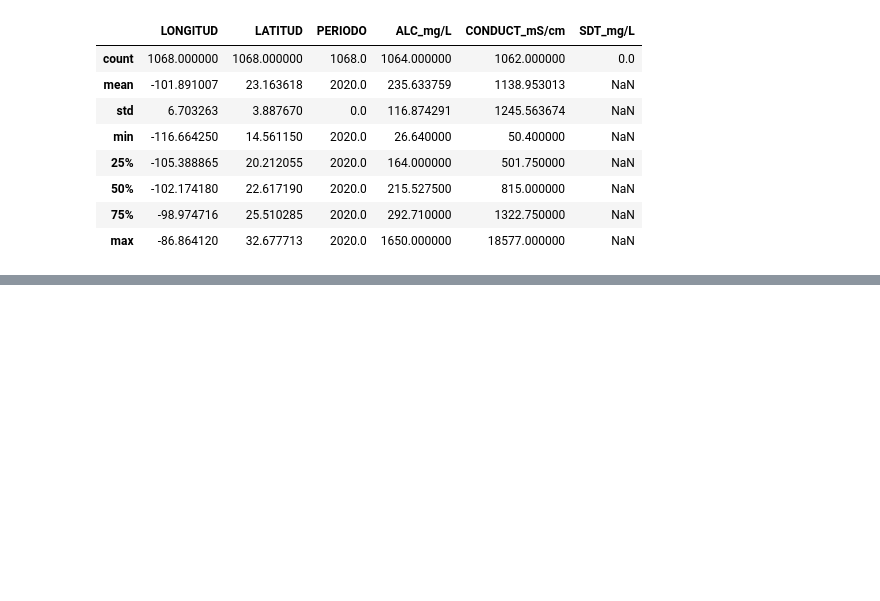
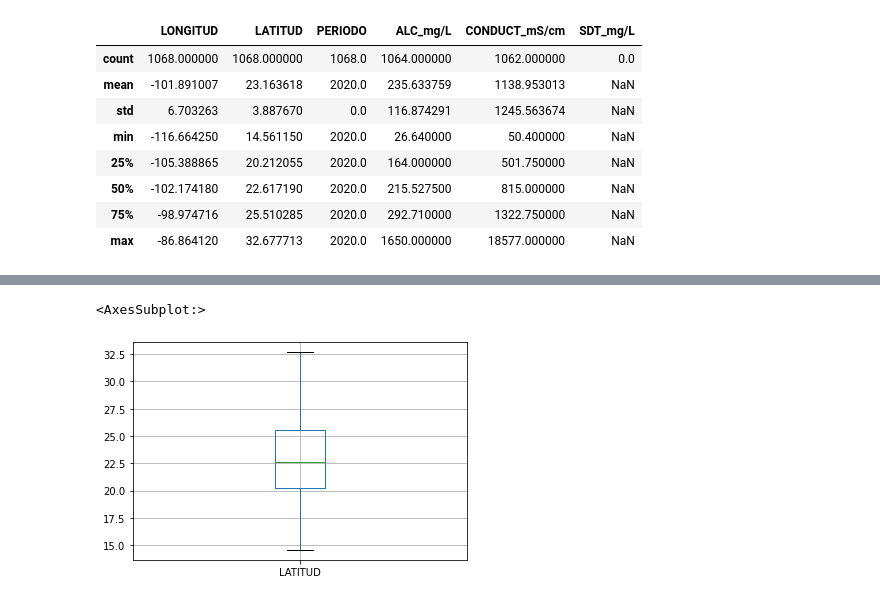
Before and after one commit to PosgradoMNA/actividades-del-projecto-equipo_56, a Jupyter notebook: Entrega_1Limpieza,_análisis,_visualización_y_kmeans.ipynb, the cells around one changed output, grey strips where cells are left out. Saved outputs shown, nothing was run; the diff lists cells and outputs as text; code cells hidden in the pictures; blank space fills up the shorter version.

```diff
--- a/Entrega_1Limpieza,_análisis,_visualización_y_kmeans.ipynb
+++ b/Entrega_1Limpieza,_análisis,_visualización_y_kmeans.ipynb
@@ -156,0 +196,5 @@ datos_bin = ['CUMPLE_CON_ALC', 'CUMPLE_CON_COND', 'CUMPLE_CON_SDT_ra', 'CUMPLE_C
+# %%
+datos.boxplot(column=['LATITUD'])
+# %% [output]
+<AxesSubplot:>
+[figure, added]
```
Also changed, not shown: parts of 20 cells of this notebook.
